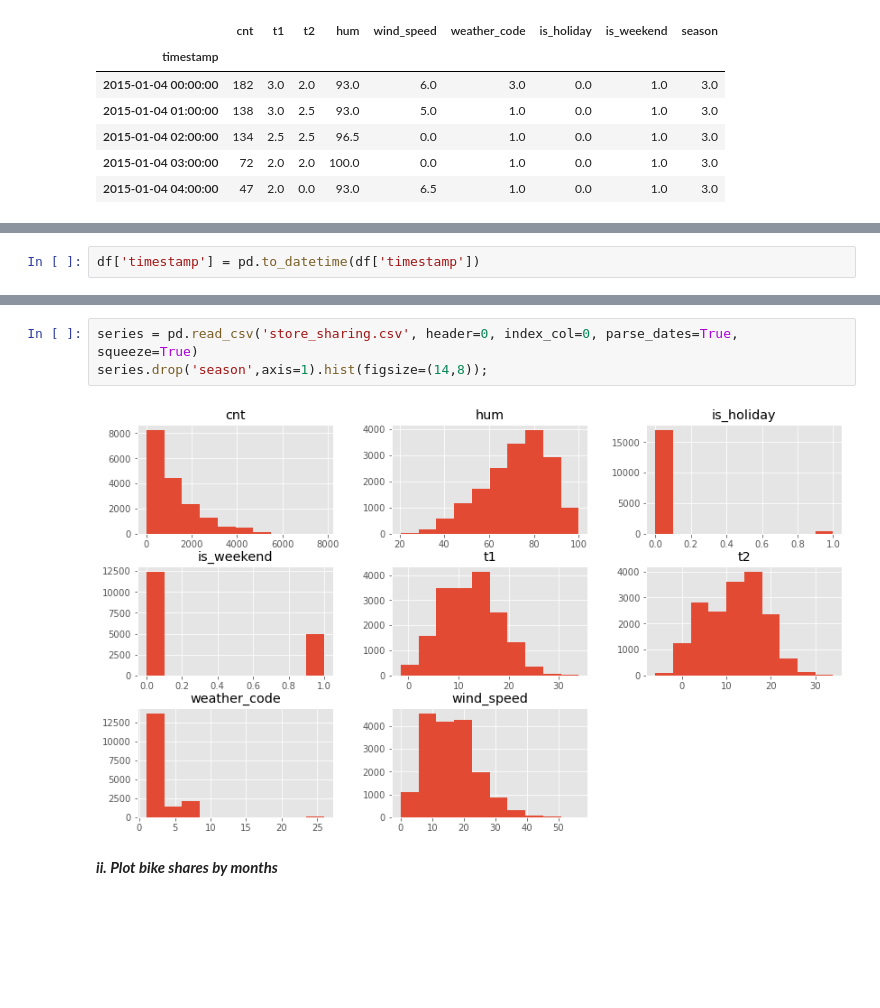
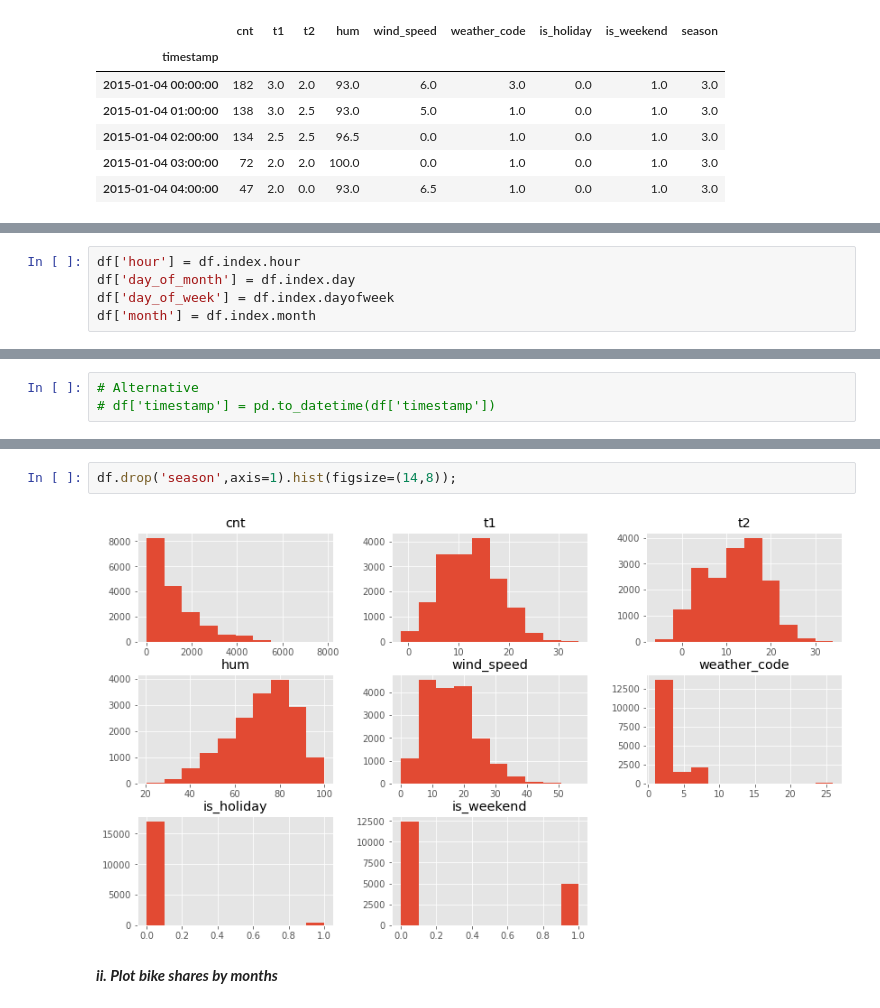
Before and after one commit to smeteo/Data_Science_and_Machine_Learning, a Jupyter notebook: 8._Capstone_Projects/Project_3_Demand_Prediction/Demand_Prediction_Capstone_3.ipynb, the cells around one changed output, grey strips where cells are left out. Cells and saved outputs as stored; diff of their text form; blank space fills up the shorter version.

```diff
--- a/8._Capstone_Projects/Project_3_Demand_Prediction/Demand_Prediction_Capstone_3.ipynb
+++ b/8._Capstone_Projects/Project_3_Demand_Prediction/Demand_Prediction_Capstone_3.ipynb
@@ -205,0 +208,5 @@ df.head()
+# %%
+df['hour'] = df.index.hour
+df['day_of_month'] = df.index.day
+df['day_of_week'] = df.index.dayofweek
+df['month'] = df.index.month
@@ -206,2 +223,3 @@ df.head()
 # %%
-df['timestamp'] = pd.to_datetime(df['timestamp'])
+# Alternative
+# df['timestamp'] = pd.to_datetime(df['timestamp'])
@@ -225,8 +236,7 @@ series.plot(figsize=(14,8));
 # %%
-series = pd.read_csv('store_sharing.csv', header=0, index_col=0, parse_dates=True, squeeze=True)
-series.drop('season',axis=1).hist(figsize=(14,8));
+df.drop('season',axis=1).hist(figsize=(14,8));
 # %% [output]
-[figure, old version]
+[figure, new version]
 # %% [markdown]
 ***ii. Plot bike shares by months***
 # %% [markdown]
```
Also changed, not shown: parts of 9 cells of this notebook.
